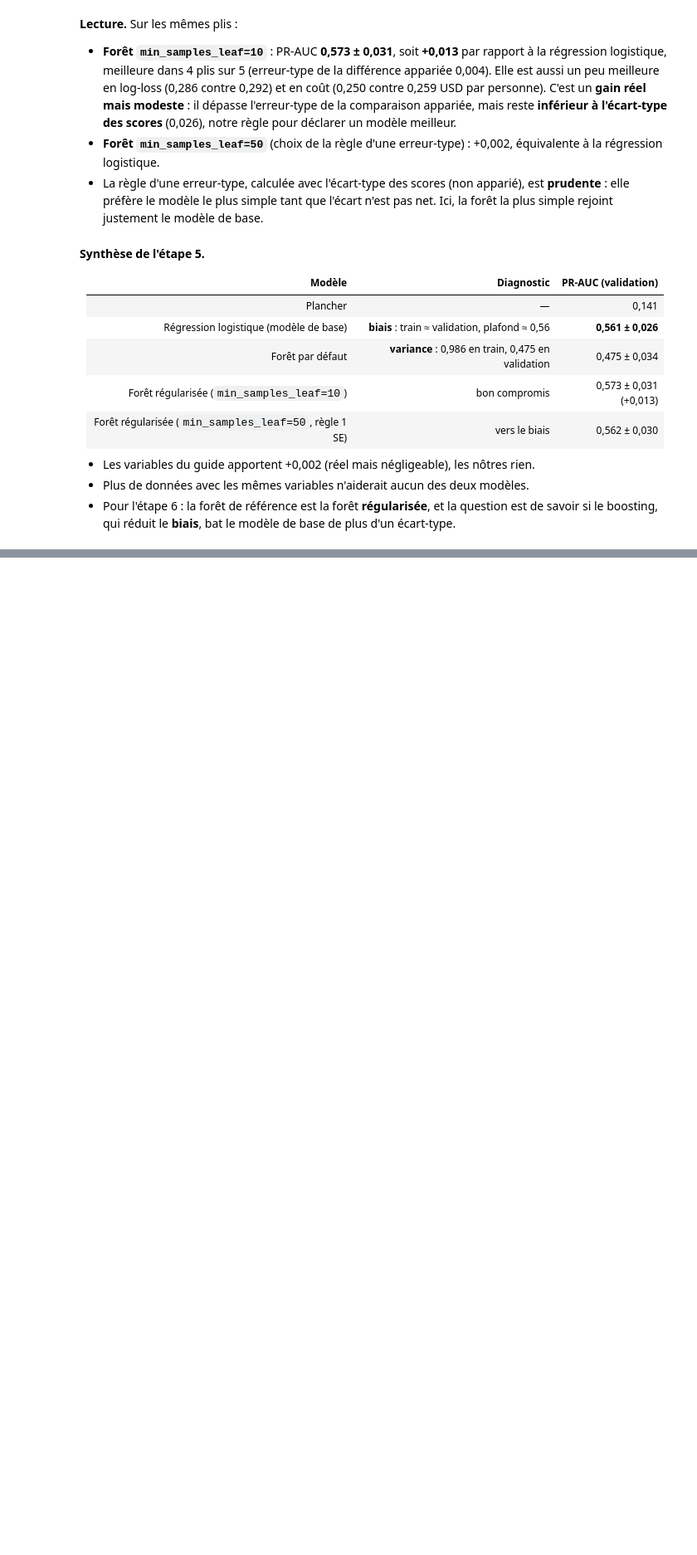
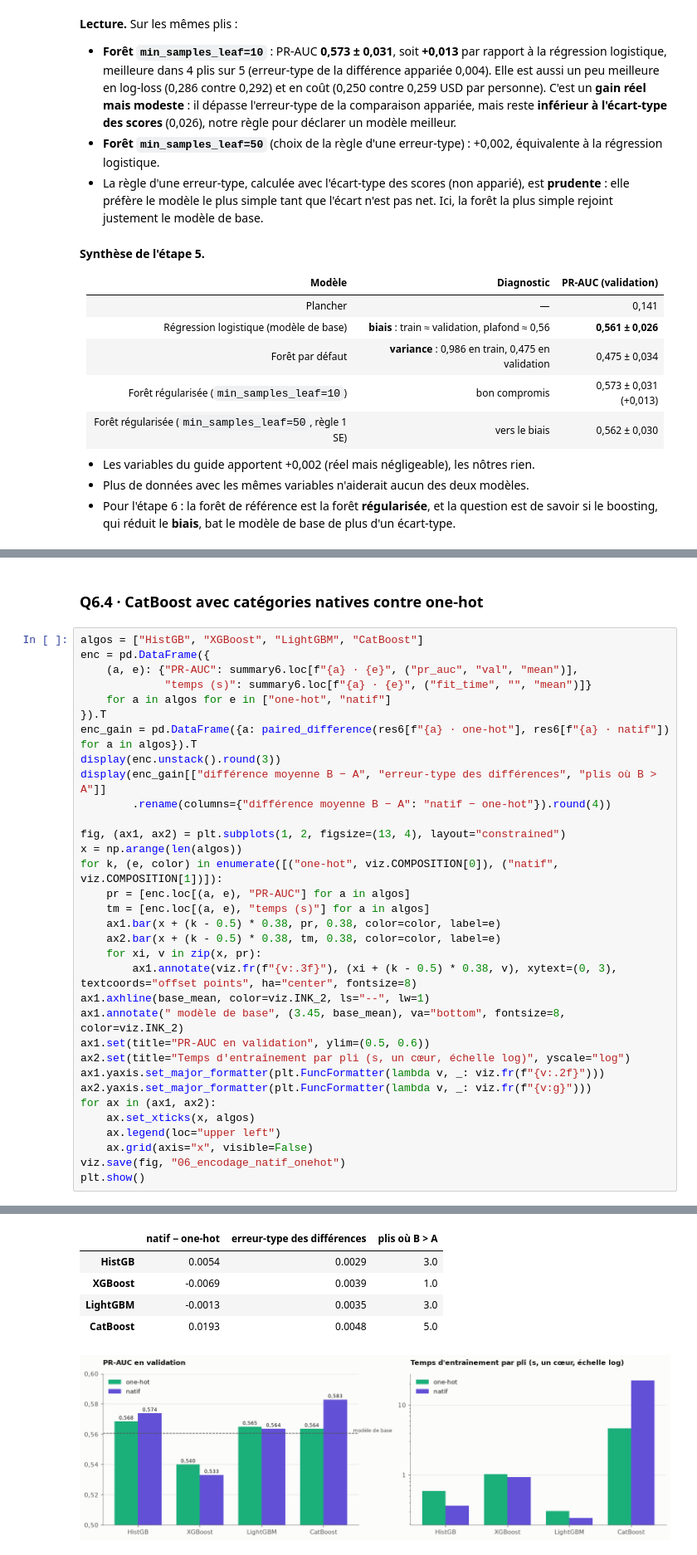
Before and after one commit to kmache/financial-inclusion-africa, a Jupyter notebook: notebooks/03_baselines_ensembles.ipynb, the cells around one changed output, grey strips where cells are left out. Shown at 83% size. Drawn from its saved outputs; the diff is of its cells as text; blank space fills up the shorter version.

```diff
--- a/notebooks/03_baselines_ensembles.ipynb
+++ b/notebooks/03_baselines_ensembles.ipynb
@@ -321,0 +506,36 @@ pd.DataFrame({f"forêt {k} − régression logistique": paired_difference(base,
+# %% [markdown]
+### Q6.4 · CatBoost avec catégories natives contre one-hot
+# %%
+algos = ["HistGB", "XGBoost", "LightGBM", "CatBoost"]
+enc = pd.DataFrame({
+    (a, e): {"PR-AUC": summary6.loc[f"{a} · {e}", ("pr_auc", "val", "mean")],
+             "temps (s)": summary6.loc[f"{a} · {e}", ("fit_time", "", "mean")]}
+    for a in algos for e in ["one-hot", "natif"]
+}).T
+enc_gain = pd.DataFrame({a: paired_difference(res6[f"{a} · one-hot"], res6[f"{a} · natif"]) for a in algos}).T
+display(enc.unstack().round(3))
+display(enc_gain[["différence moyenne B − A", "erreur-type des différences", "plis où B > A"]]
+        .rename(columns={"différence moyenne B − A": "natif − one-hot"}).round(4))
+
+fig, (ax1, ax2) = plt.subplots(1, 2, figsize=(13, 4), layout="constrained")
+x = np.arange(len(algos))
+for k, (e, color) in enumerate([("one-hot", viz.COMPOSITION[0]), ("natif", viz.COMPOSITION[1])]):
+    pr = [enc.loc[(a, e), "PR-AUC"] for a in algos]
+    tm = [enc.loc[(a, e), "temps (s)"] for a in algos]
+    ax1.bar(x + (k - 0.5) * 0.38, pr, 0.38, color=color, label=e)
+    ax2.bar(x + (k - 0.5) * 0.38, tm, 0.38, color=color, label=e)
+    for xi, v in zip(x, pr):
+        ax1.annotate(viz.fr(f"{v:.3f}"), (xi + (k - 0.5) * 0.38, v), xytext=(0, 3), textcoords="offset points", ha="center", fontsize=8)
+ax1.axhline(base_mean, color=viz.INK_2, ls="--", lw=1)
+ax1.annotate(" modèle de base", (3.45, base_mean), va="bottom", fontsize=8, color=viz.INK_2)
+ax1.set(title="PR-AUC en validation", ylim=(0.5, 0.6))
+ax2.set(title="Temps d'entraînement par pli (s, un cœur, échelle log)", yscale="log")
+ax1.yaxis.set_major_formatter(plt.FuncFormatter(lambda v, _: viz.fr(f"{v:.2f}")))
+ax2.yaxis.set_major_formatter(plt.FuncFormatter(lambda v, _: viz.fr(f"{v:g}")))
+for ax in (ax1, ax2):
+    ax.set_xticks(x, algos)
+    ax.legend(loc="upper left")
+    ax.grid(axis="x", visible=False)
+viz.save(fig, "06_encodage_natif_onehot")
+plt.show()
+# %% [output]
@@ -321,0 +548,6 @@ pd.DataFrame({f"forêt {k} − régression logistique": paired_difference(base,
+|  | natif − one-hot | erreur-type des différences | plis où B > A |
+| HistGB | 0.0054 | 0.0029 | 3.0 |
+| XGBoost | -0.0069 | 0.0039 | 1.0 |
+| LightGBM | -0.0013 | 0.0035 | 3.0 |
+| CatBoost | 0.0193 | 0.0048 | 5.0 |
+[figure, added]
```
Also changed, not shown: parts of 22 cells of this notebook, 4 other files.
